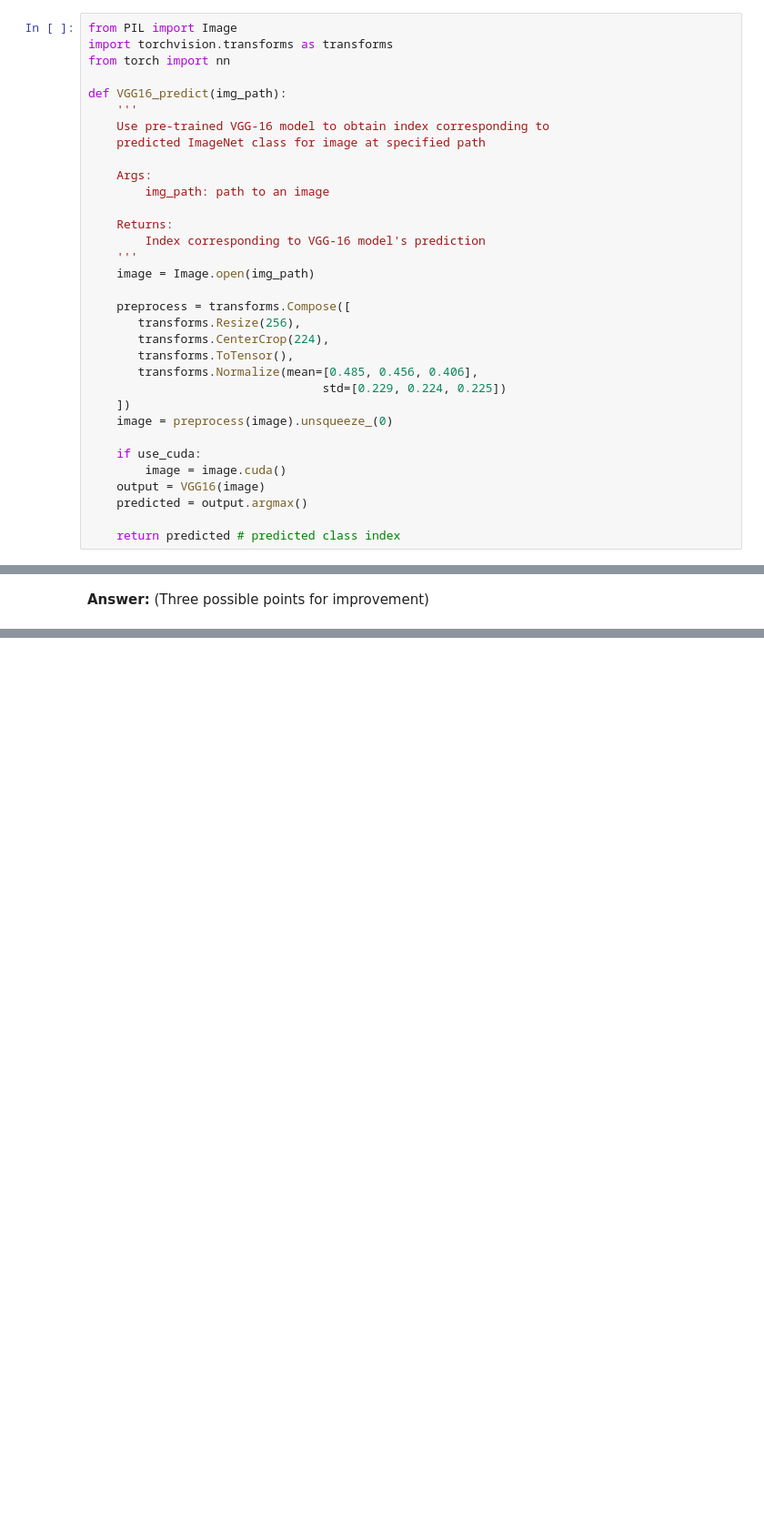
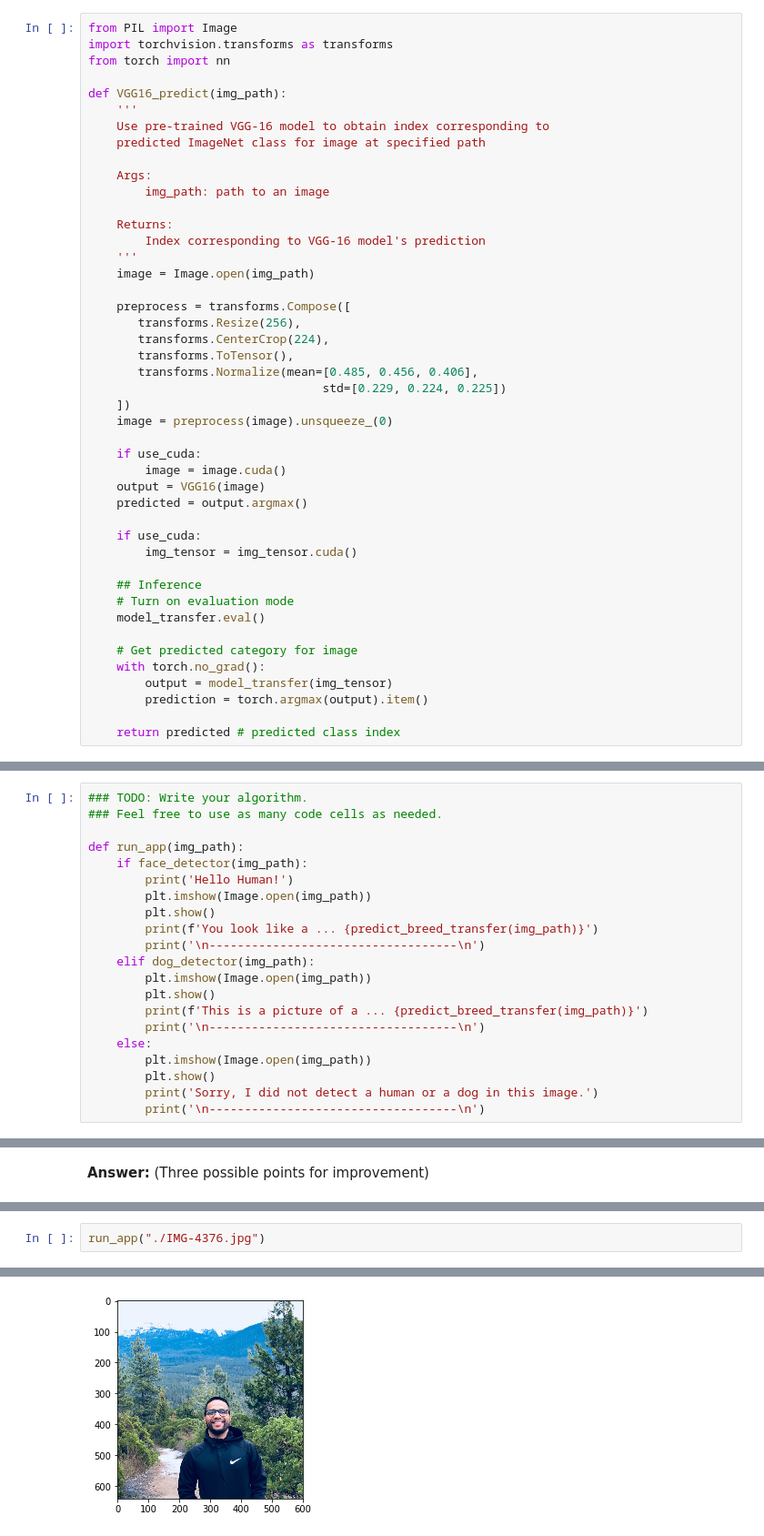
Before and after one commit to kapilsh/deep-learning-v2-pytorch, a Jupyter notebook: project-dog-classification/dog_app.ipynb, the cells around one changed output, grey strips where cells are left out. Shown at 91% size. Saved outputs shown, nothing was run; the diff lists cells and outputs as text; blank space fills up the shorter version.

```diff
--- a/project-dog-classification/dog_app.ipynb
+++ b/project-dog-classification/dog_app.ipynb
@@ -249,6 +249,18 @@ def VGG16_predict(img_path):
     output = VGG16(image)
     predicted = output.argmax()
 
+    if use_cuda:
+        img_tensor = img_tensor.cuda()
+
+    ## Inference
+    # Turn on evaluation mode
+    model_transfer.eval()
+
+    # Get predicted category for image
+    with torch.no_grad():
+        output = model_transfer(img_tensor)
+        prediction = torch.argmax(output).item()
+
     return predicted # predicted class index
 # %%
 img_path = 'dogImages/train/001.Affenpinscher/Affenpinscher_00001.jpg'
@@ -806,3 +844,24 @@ def run_app(img_path):
+# %%
+### TODO: Write your algorithm.
+### Feel free to use as many code cells as needed.
+
+def run_app(img_path):
+    if face_detector(img_path):
+        print('Hello Human!')
+        plt.imshow(Image.open(img_path))
+        plt.show()
+        print(f'You look like a ... {predict_breed_transfer(img_path)}')
+        print('\n-----------------------------------\n')
+    elif dog_detector(img_path):
+        plt.imshow(Image.open(img_path))
+        plt.show()
+        print(f'This is a picture of a ... {predict_breed_transfer(img_path)}')
+        print('\n-----------------------------------\n')
+    else:
+        plt.imshow(Image.open(img_path))
+        plt.show()
+        print('Sorry, I did not detect a human or a dog in this image.')
+        print('\n-----------------------------------\n')
 # %% [markdown]
 ---
 <a id='step6'></a>
@@ -827,0 +919,3 @@ for file in np.hstack((human_files[:3], dog_files[:3])):
+# %%
+run_app("./IMG-4376.jpg")
+# %% [output]
@@ -827,0 +923 @@ for file in np.hstack((human_files[:3], dog_files[:3])):
+[figure, added]
```
Also changed, not shown: parts of 8 cells of this notebook.
